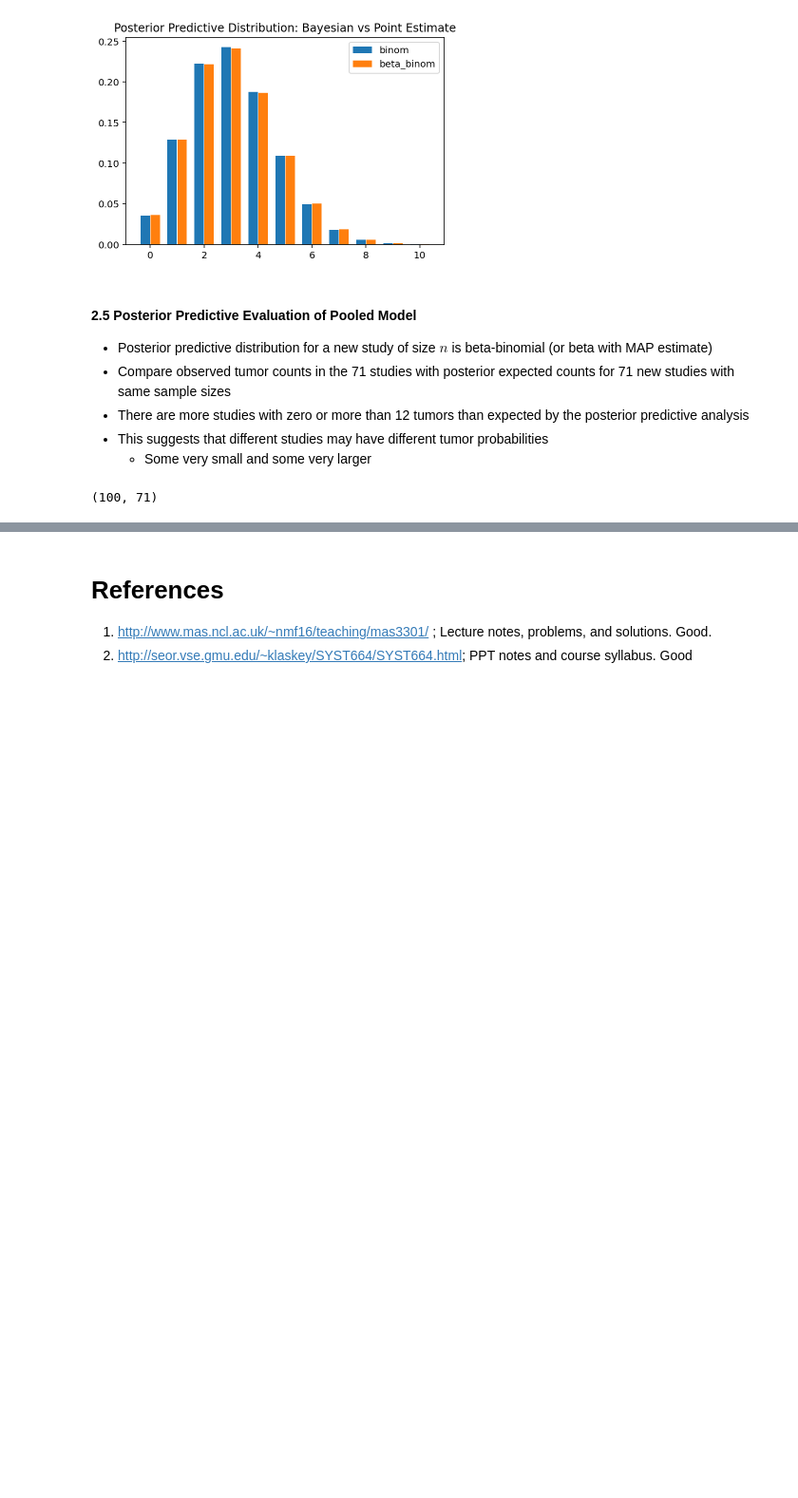
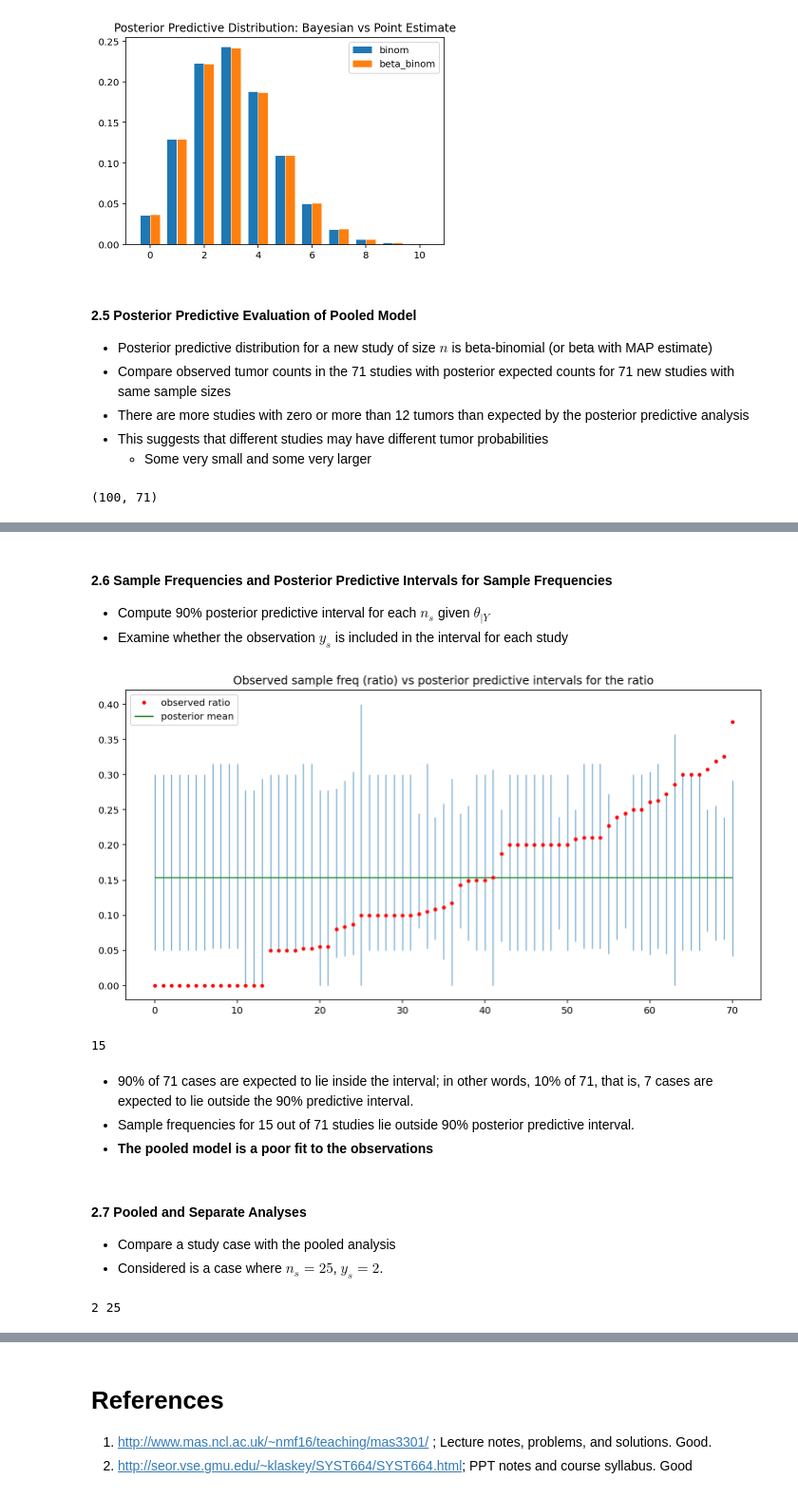
Before and after one commit to yongduek/lectures, a Jupyter notebook: esda/data_nbs/Hierarchical_Binomial_Rat_Tumor_example.ipynb, the cells around one changed output, grey strips where cells are left out. Shown at 95% size. Saved outputs shown, nothing was run; the diff lists cells and outputs as text; code cells hidden in the pictures; blank space fills up the shorter version.

```diff
--- a/esda/data_nbs/Hierarchical_Binomial_Rat_Tumor_example.ipynb
+++ b/esda/data_nbs/Hierarchical_Binomial_Rat_Tumor_example.ipynb
@@ -257,0 +269,38 @@ plt.xticks(range(17));
+# %% [markdown]
+#### 2.6 Sample Frequencies and Posterior Predictive Intervals for Sample Frequencies
+- Compute 90% posterior predictive interval for each $n_s$ given $\theta_{|Y}$
+- Examine whether the observation $y_s$ is included in the interval for each study
+# %%
+plt.figure(figsize=(12,6))
+plt.hlines(y=theta_pmean, xmin=0, xmax=len(n)-1, color='g', label='posterior mean')
+plt.plot(y/n, 'r.', label='observed ratio')
+outside = []
+for i, (ys, ns) in enumerate(zip(y, n)):
+    post_s = stats.betabinom(n=ns, a=astar, b=bstar)  # find l, u such that P[ l <= k <= u ] = 90%
+    lb, ub = post_s.ppf([.05, .95])
+    mm, MM = lb/ns, ub/ns   # compute the ratio for the given n_s
+    plt.vlines(x=float(i), ymin=mm, ymax=MM, linewidth=.7)
+    outside.append( not( mm <= ys/ns <= MM ) )
+plt.legend();
+plt.title('Observed sample freq (ratio) vs posterior predictive intervals for the ratio');
+# %% [output]
+[figure, added]
+# %%
+sum(outside)
+# %% [output]
+15
+# %% [markdown]
+- 90% of 71 cases are expected to lie inside the interval; in other words, 10% of 71, that is, 7 cases are expected to lie outside the 90% predictive interval.
+- Sample frequencies for 15 out of 71 studies lie outside 90% posterior predictive interval.
+- **The pooled model is a poor fit to the observations**
+# %% [markdown]
+#### 2.7 Pooled and Separate Analyses
+- Compare a study case with the pooled analysis
+- Considered is a case where $n_s=25$, $y_s=2$.
+# %%
+# one of the study cases
+i=22
+ys, ns = y[i], n[i]
+print(ys, ns)
+# %% [output]
+2 25
```
Also changed, not shown: parts of 52 cells of this notebook.
